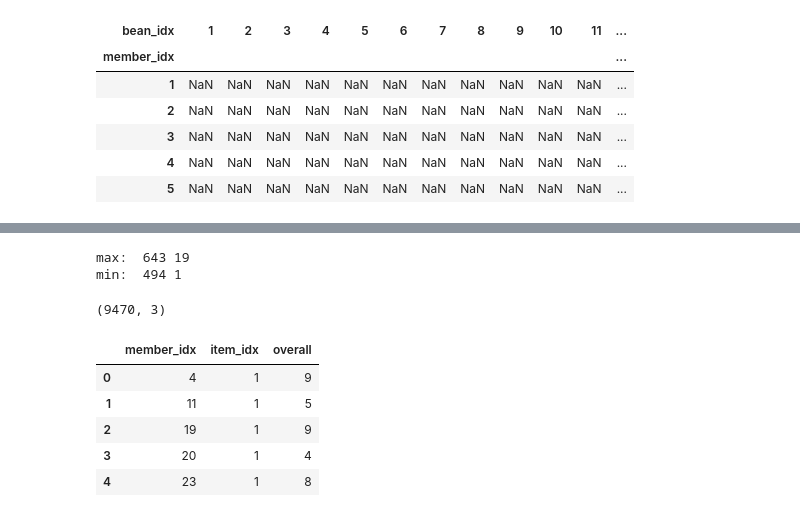
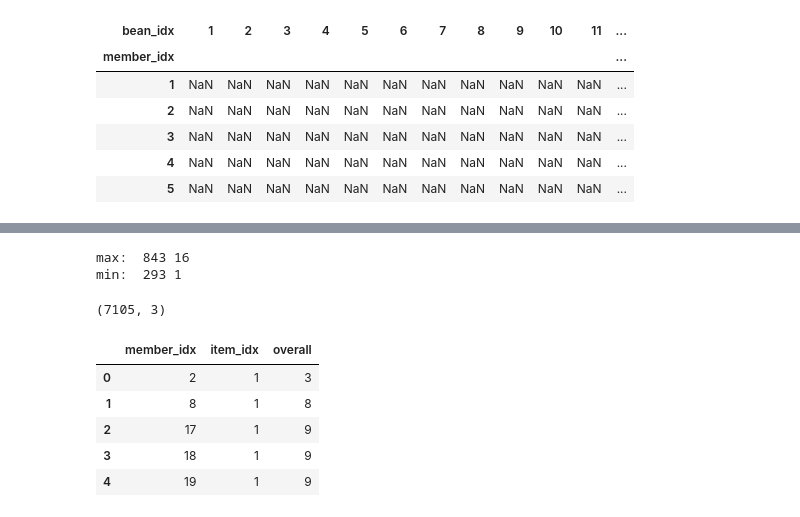
Before and after one commit to sanghyun0603/CoffeeBrew, a Jupyter notebook: server-recom/data/sql_dummy/user_review_dummy.ipynb, the cells around one changed output, grey strips where cells are left out. Saved outputs shown, nothing was run; the diff lists cells and outputs as text; code cells hidden in the pictures.

```diff
--- a/server-recom/data/sql_dummy/user_review_dummy.ipynb
+++ b/server-recom/data/sql_dummy/user_review_dummy.ipynb
@@ -80,9 +133,9 @@ bean_data.head()
 # %%
 # sql_member.csv
-user_read = pd.read_csv(path.join('.', 'sql_member.csv'), low_memory=False, encoding='cp949')
+member_read = pd.read_csv(path.join('.', 'sql_member.csv'), low_memory=False, encoding='utf-8')
 
-print(user_read.shape)
-user_read.head()
+print(member_read.shape)
+member_read.head()
 # %% [output]
 (1000, 12)
 |  | idx | created_date | updated_date | age_range | expired | gender | hashcode | member_email | nickname | ... |
@@ -96,7 +149,7 @@ def generate_random_overall(item_len):
     def random_overall():
         return random.choices([i for i in range(1, 11)], weights=[4, 4, 3, 3, 5, 5, 7, 10, 10, 8])
 
-    random_list = [random.choices([random_overall()[0], np.NaN], weights=[item_len * 0.2, item_len * 0.8])[0] for i in range(item_len)]
+    random_list = [random.choices([random_overall()[0], np.NaN], weights=[item_len * 0.15, item_len * 0.85])[0] for i in range(item_len)]
     random_series = pd.Series(random_list, index=[i+1 for i in range(item_len)])
 
     return random_series
@@ -121,11 +174,11 @@ generate_random_overall(20)
 20    NaN
 dtype: float64
 # %%
-overall_list_df = pd.DataFrame(index=user_read['idx'], columns=bean_data['idx'])
-overall_list_df.index.rename('member_idx', inplace=True)
-overall_list_df.columns.rename('bean_idx', inplace=True)
-print(overall_list_df.shape)
-overall_list_df.head()
+overall_bean_df = pd.DataFrame(index=member_read['idx'], columns=bean_data['idx'])
+overall_bean_df.index.rename('member_idx', inplace=True)
+overall_bean_df.columns.rename('bean_idx', inplace=True)
+print(overall_bean_df.shape)
+overall_bean_df.head()
 # %% [output]
 (1000, 47)
 | bean_idx | 1 | 2 | 3 | 4 | 5 | 6 | 7 | 8 | 9 | 10 | 11 | ... |
@@ -136,5 +189,6 @@ overall_list_df.head()
 | 4 | NaN | NaN | NaN | NaN | NaN | NaN | NaN | NaN | NaN | NaN | NaN | ... |
 | 5 | NaN | NaN | NaN | NaN | NaN | NaN | NaN | NaN | NaN | NaN | NaN | ... |
 # %%
-overall_list_df = overall_list_df.apply(lambda x: generate_random_overall(overall_list_df.shape[1]), axis=1)
-overall_list_df.columns.rename('item_idx', inplace=True)
+overall_bean_df = overall_bean_df.apply(lambda x: generate_random_overall(overall_bean_df.shape[1]), axis=1)
+overall_bean_df.columns.rename('item_idx', inplace=True)
+overall_bean_df.head()
@@ -151,26 +203,26 @@ overall_list_df.head()
 # %%
-max_idx = overall_list_df.notnull().sum(axis=1).idxmax()
-min_idx = overall_list_df.notnull().sum(axis=1).idxmin()
+max_idx = overall_bean_df.notnull().sum(axis=1).idxmax()
+min_idx = overall_bean_df.notnull().sum(axis=1).idxmin()
 
-print('max: ', max_idx, overall_list_df.loc[max_idx].notnull().sum().max())
-print('min: ', min_idx, overall_list_df.loc[min_idx].notnull().sum().min())
+print('max: ', max_idx, overall_bean_df.loc[max_idx].notnull().sum().max())
+print('min: ', min_idx, overall_bean_df.loc[min_idx].notnull().sum().min())
 # %% [output]
-max:  643 19
-min:  494 1
+max:  843 16
+min:  293 1
 # %%
-overall_list_df = overall_list_df.melt(ignore_index=False).reset_index()
-overall_list_df.dropna(inplace=True)
-overall_list_df.reset_index(drop=True, inplace=True)
-overall_list_df.rename({'value':'overall'}, axis=1, inplace=True)
-overall_list_df = overall_list_df.astype({'overall':'int'})
-print(overall_list_df.shape)
-overall_list_df.head()
+overall_bean_df = overall_bean_df.melt(ignore_index=False).reset_index()
+overall_bean_df.dropna(inplace=True)
+overall_bean_df.reset_index(drop=True, inplace=True)
+overall_bean_df.rename({'value':'overall'}, axis=1, inplace=True)
+overall_bean_df = overall_bean_df.astype({'overall':'int'})
+print(overall_bean_df.shape)
+overall_bean_df.head()
 # %% [output]
-(9470, 3)
+(7105, 3)
 |  | member_idx | item_idx | overall |
-| 0 | 4 | 1 | 9 |
-| 1 | 11 | 1 | 5 |
-| 2 | 19 | 1 | 9 |
-| 3 | 20 | 1 | 4 |
-| 4 | 23 | 1 | 8 |
+| 0 | 2 | 1 | 3 |
+| 1 | 8 | 1 | 8 |
+| 2 | 17 | 1 | 9 |
+| 3 | 18 | 1 | 9 |
+| 4 | 19 | 1 | 9 |
 # %%
```
Also changed, not shown: parts of 21 cells of this notebook, 23 other files.
